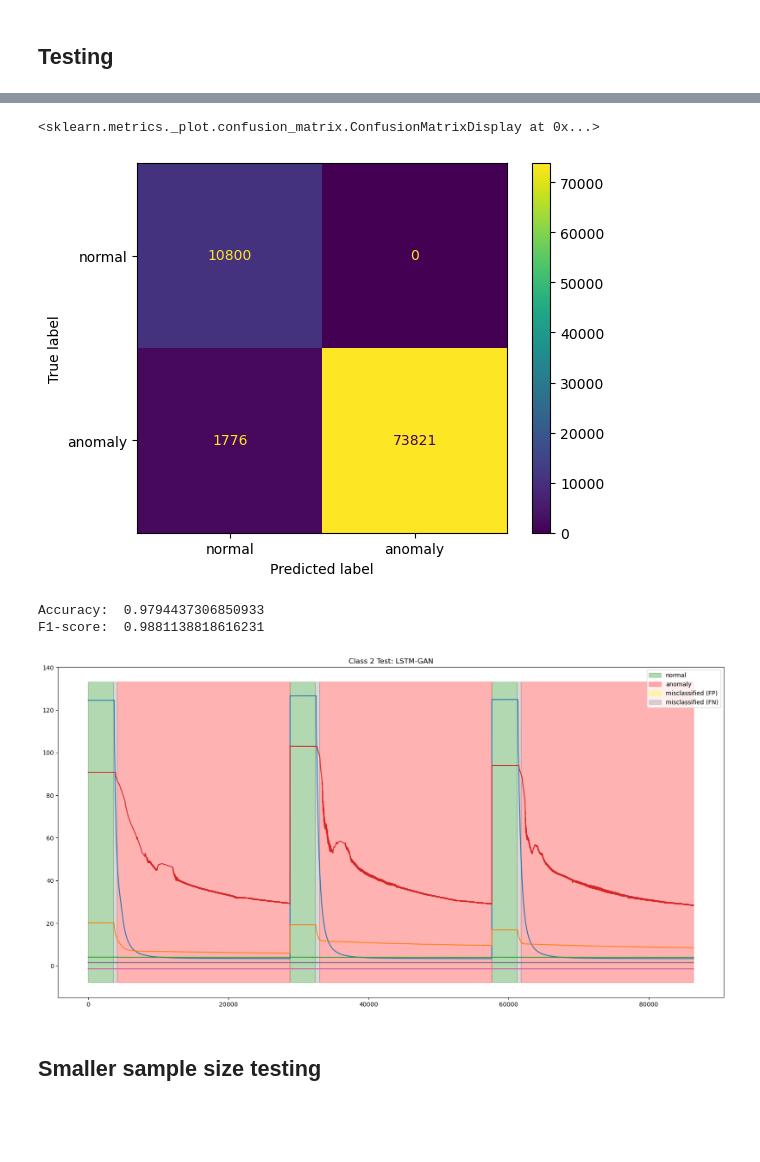
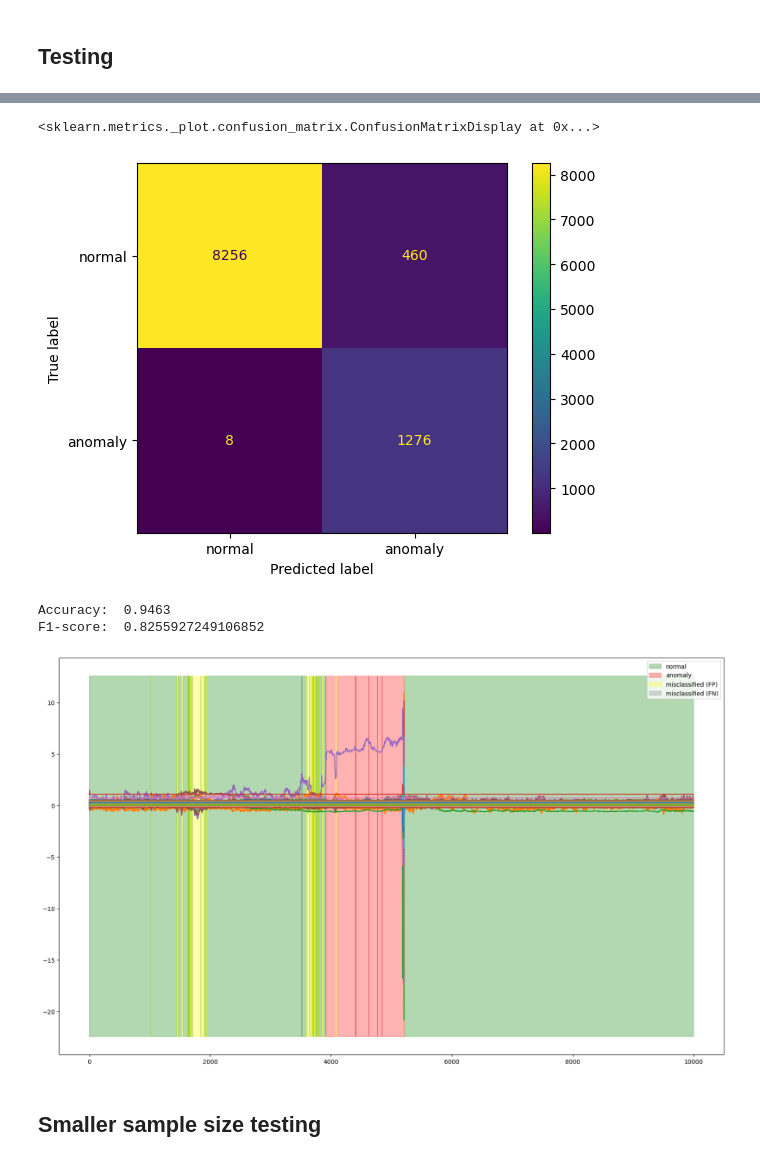
Before and after one commit to frrp16/Anomaly-Detection-Oil-and-Gas, a Jupyter notebook: code/turbine-gas-gearbox/paper-4-lstm-gan-rev copy 4.ipynb, the cells around one changed output, grey strips where cells are left out. Drawn from its saved outputs; the diff is of its cells as text; code cells hidden in the pictures; blank space fills up the shorter version.

```diff
--- a/code/turbine-gas-gearbox/paper-4-lstm-gan-rev copy 4.ipynb
+++ b/code/turbine-gas-gearbox/paper-4-lstm-gan-rev copy 4.ipynb
@@ -750,0 +724,11 @@ with tf.device('/CPU:0'):
+# %%
+import time
+
+start_time = time.time()
+
+Z_test = generator_encoder(df_sample_test_scaled_3d)
+pred_3d_np = generator_decoder(Z_test).numpy()
+
+end_time = time.time()
+prediction_time = end_time - start_time
+print("Prediction time: ", prediction_time)
@@ -751,5 +737,5 @@ with tf.device('/CPU:0'):
 # %%
-pred_2d = inverse_convert_time_window(pred_3d_np.numpy())
-# pred_2d_inv = scaler_test.inverse_transform(pred_2d)
+pred_2d = inverse_convert_time_window(pred_3d_np)
+pred_2d_inv = scaler_test.inverse_transform(pred_2d)
 # %%
 plt.figure(figsize=(13,7))
@@ -762,3 +748,3 @@ plt.show()
 # %%
-r_e = calculate_reconstruction_loss(merged_data_test_np_scaled, pred_2d)
+r_e = calculate_reconstruction_loss(df_sample_test_scaled, pred_2d)
 # %%
@@ -778 +755,4 @@ else:
+# %%
+thres = 0.2433206981748037
+y_pred = np.where((r_e > thres) ,1, 0)
 # %%
@@ -793,33 +770,33 @@ plt.show()
 # %%
 from sklearn import metrics
 
-confusion_matrix = metrics.confusion_matrix(np.array(merged_data_test_class).astype(bool), y_pred)
+confusion_matrix = metrics.confusion_matrix(np.array(df_sample_test_label).astype(bool), y_pred)
 cm_display = metrics.ConfusionMatrixDisplay(confusion_matrix = confusion_matrix, display_labels = ['normal', 'anomaly'])
 cm_display.plot()
 # %% [output]
 <sklearn.metrics._plot.confusion_matrix.ConfusionMatrixDisplay at 0x...>
-[figure, old version]
+[figure, new version]
 # %%
-print("Accuracy: ", metrics.accuracy_score(np.array(merged_data_test_class).astype(bool), y_pred))
-print("F1-score: ", metrics.f1_score(np.array(merged_data_test_class).astype(bool), y_pred))
+print("Accuracy: ", metrics.accuracy_score(np.array(df_sample_test_label).astype(bool), y_pred))
+print("F1-score: ", metrics.f1_score(np.array(df_sample_test_label).astype(bool), y_pred))
 # %% [output]
-Accuracy:  0.9794437306850933
-F1-score:  0.9881138818616231
+Accuracy:  0.9463
+F1-score:  0.8255927249106852
 # %%
-plt.figure(figsize=(20,10))
-plt.plot(merged_data_test_np)
+plt.figure(figsize=(20,12))
+plt.plot(df_sample_test_scaled)
 plt.plot(pred_2d)
 xmin, xmax, ymin, ymax = plt.axis()
-plt.fill_between(np.arange(0,len(pred_2d)), ymax, ymin, where=((~merged_data_test_class.astype(bool)) & (~y_pred)), color='green', alpha=0.3, label='normal')
-plt.fill_between(np.arange(0,len(pred_2d)), ymax, ymin,where=((merged_data_test_class.astype(bool)) & (y_pred)), color='red', alpha=0.3, label='anomaly')
-plt.fill_between(np.arange(0,len(pred_2d)), ymax, ymin,where=(~merged_data_test_class.astype(bool) & y_pred ), color='yellow', alpha=0.3, label='misclassified (FP)')
-plt.fill_between(np.arange(0,len(pred_2d)), ymax, ymin,where=(merged_data_test_class.astype(bool) & ~y_pred ), color='gray', alpha=0.3, label='misclassified (FN)')
+plt.fill_between(np.arange(0,len(pred_2d)), ymax, ymin, where=((~df_sample_test_label.astype(bool)) & (~y_pred)), color='green', alpha=0.3, label='normal')
+plt.fill_between(np.arange(0,len(pred_2d)), ymax, ymin,where=((df_sample_test_label.astype(bool)) & (y_pred)), color='red', alpha=0.3, label='anomaly')
+plt.fill_between(np.arange(0,len(pred_2d)), ymax, ymin,where=(~df_sample_test_label.astype(bool) & y_pred ), color='yellow', alpha=0.3, label='misclassified (FP)')
+plt.fill_between(np.arange(0,len(pred_2d)), ymax, ymin,where=(df_sample_test_label.astype(bool) & ~y_pred ), color='gray', alpha=0.3, label='misclassified (FN)')
 # plt.legend(['P-PDG','P-TPT', 'T-TPT','P-PDG_rec','P-TPT_rec', 'T-TPT_rec','normal','anomaly','missclasiffied (FP)','missclasiffied (FN)'])
 plt.legend()
-plt.title("Class 2 Test: LSTM-GAN")
+# plt.title("Class 2 Test: LSTM-GAN")
 plt.show()
 # %% [output]
-[figure, old version]
+[figure, new version]
 # %% [markdown]
 ## Smaller sample size testing
 # %%
```
Also changed, not shown: parts of 31 cells of this notebook, 12 other files.
